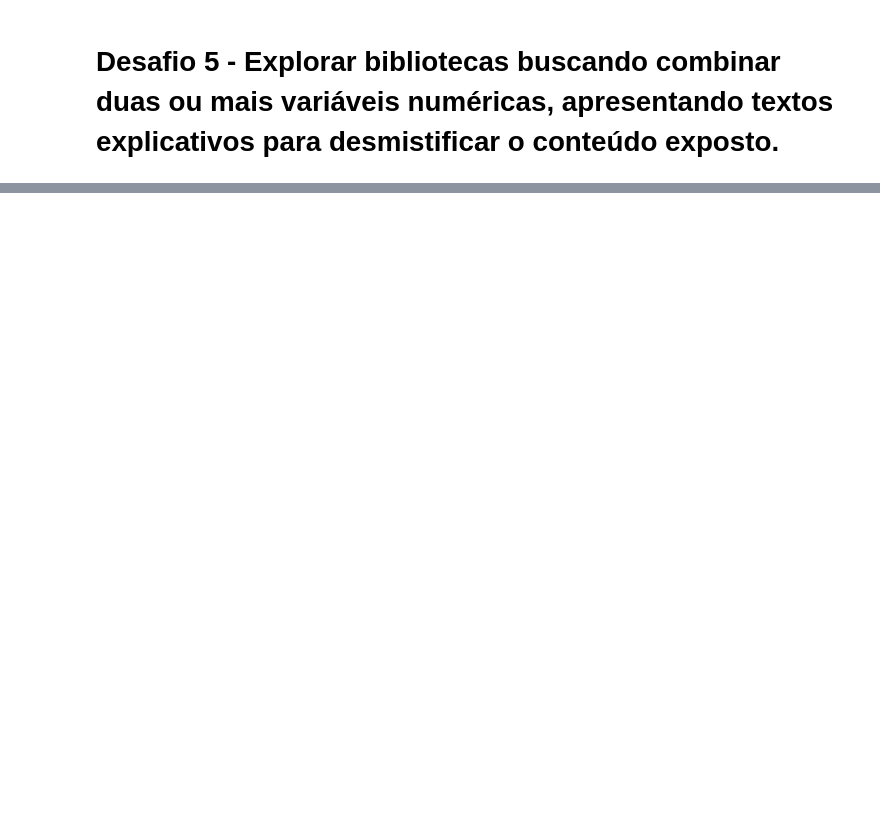
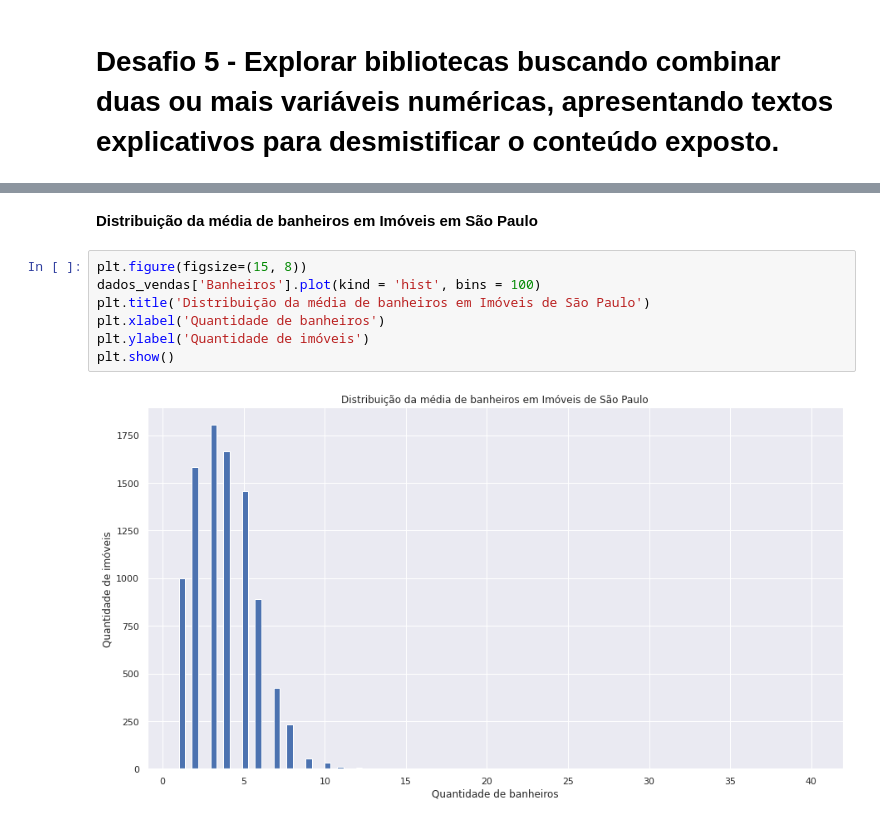
Before and after one commit to MateusJoseAdv/aluraquartaimersao, a Jupyter notebook: Imersão_de_dados_4ª_Edição_Alura.ipynb, the cells around one changed output, grey strips where cells are left out. Saved outputs shown, nothing was run; the diff lists cells and outputs as text; blank space fills up the shorter version.

```diff
--- a/Imersão_de_dados_4ª_Edição_Alura.ipynb
+++ b/Imersão_de_dados_4ª_Edição_Alura.ipynb
@@ -679,0 +636,11 @@ plt.show()
+# %% [markdown]
+**Distribuição da média de banheiros em Imóveis em São Paulo**
+# %%
+plt.figure(figsize=(15, 8))
+dados_vendas['Banheiros'].plot(kind = 'hist', bins = 100)
+plt.title('Distribuição da média de banheiros em Imóveis de São Paulo')
+plt.xlabel('Quantidade de banheiros')
+plt.ylabel('Quantidade de imóveis')
+plt.show()
+# %% [output]
+[figure, added]
```
Also changed, not shown: parts of 37 cells of this notebook.
